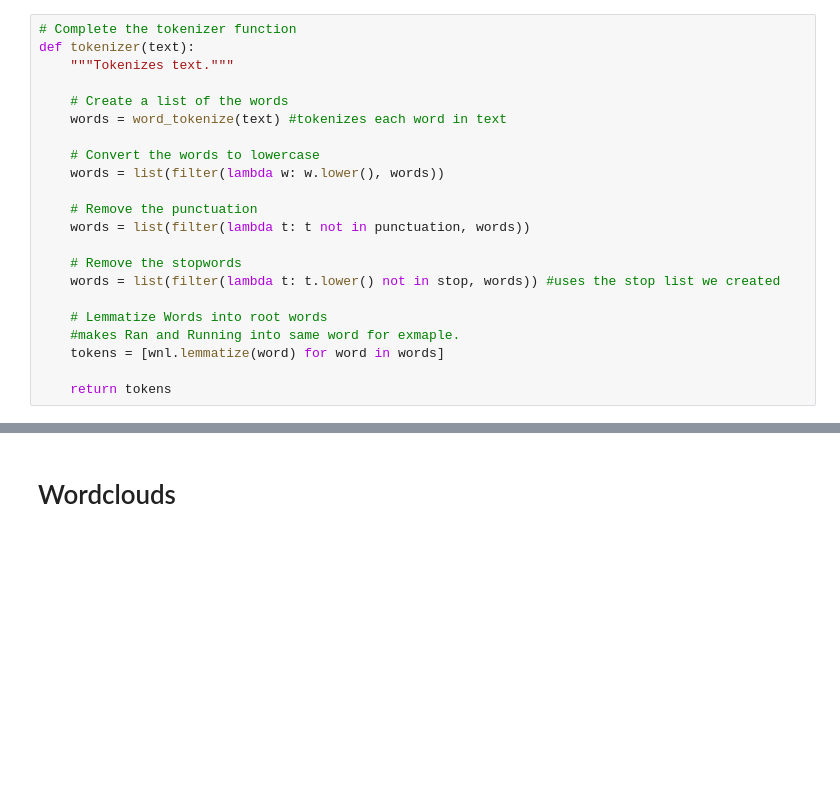
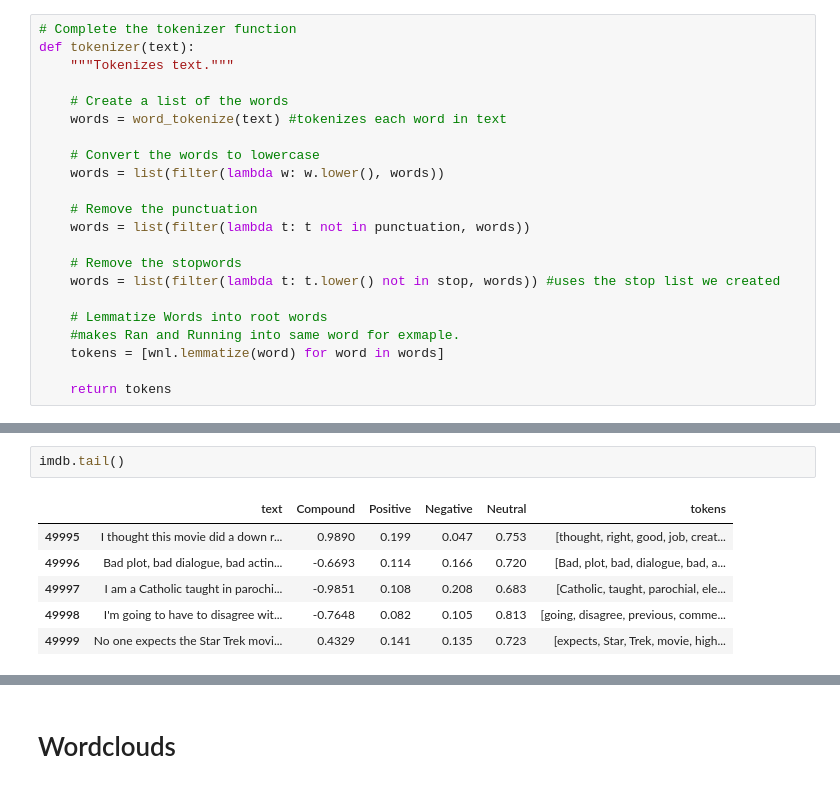
Before and after one commit to tylergehbauer/movie-survey-sentiment-analysis, a Jupyter notebook: TGSentiment/movie_sentiment.ipynb, the cells around one changed output, grey strips where cells are left out. Saved outputs shown, nothing was run; the diff lists cells and outputs as text; blank space fills up the shorter version.

```diff
--- a/TGSentiment/movie_sentiment.ipynb
+++ b/TGSentiment/movie_sentiment.ipynb
@@ -135,3 +157,12 @@ imdb.head()
 | 2 | I thought this was a wonderful wa... | 0.9605 | 0.192 | 0.094 | 0.714 | [thought, wonderful, way, spend, ... |
 | 3 | Basically there's a family where ... | -0.9213 | 0.065 | 0.138 | 0.797 | [Basically, family, little, boy, ... |
 | 4 | Petter Mattei's "Love in the Time... | 0.9744 | 0.147 | 0.052 | 0.801 | [Petter, Mattei, Love, Time, Mone... |
+# %%
+imdb.tail()
+# %% [output]
+|  | text | Compound | Positive | Negative | Neutral | tokens |
+| 49995 | I thought this movie did a down r... | 0.9890 | 0.199 | 0.047 | 0.753 | [thought, right, good, job, creat... |
+| 49996 | Bad plot, bad dialogue, bad actin... | -0.6693 | 0.114 | 0.166 | 0.720 | [Bad, plot, bad, dialogue, bad, a... |
+| 49997 | I am a Catholic taught in parochi... | -0.9851 | 0.108 | 0.208 | 0.683 | [Catholic, taught, parochial, ele... |
+| 49998 | I'm going to have to disagree wit... | -0.7648 | 0.082 | 0.105 | 0.813 | [going, disagree, previous, comme... |
+| 49999 | No one expects the Star Trek movi... | 0.4329 | 0.141 | 0.135 | 0.723 | [expects, Star, Trek, movie, high... |
```
Also changed, not shown: parts of 9 cells of this notebook.
